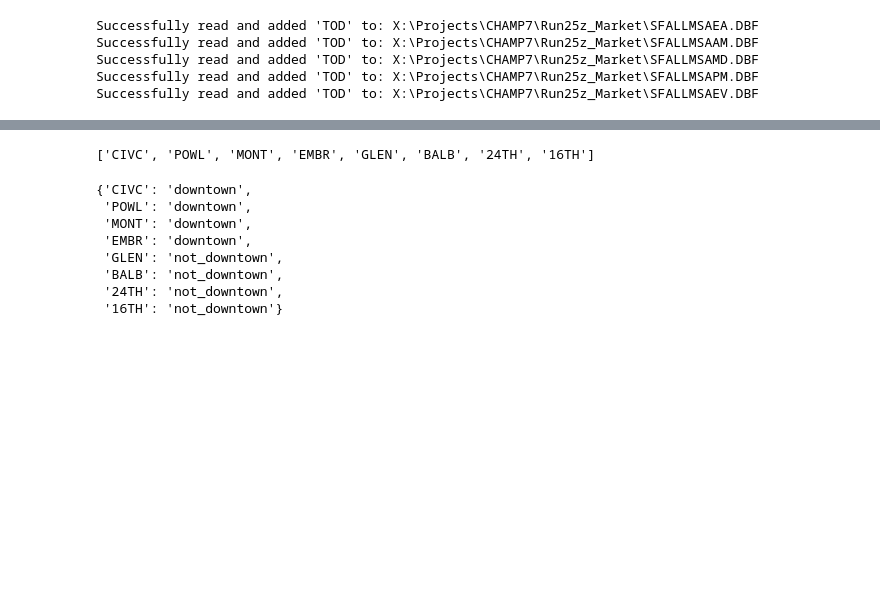
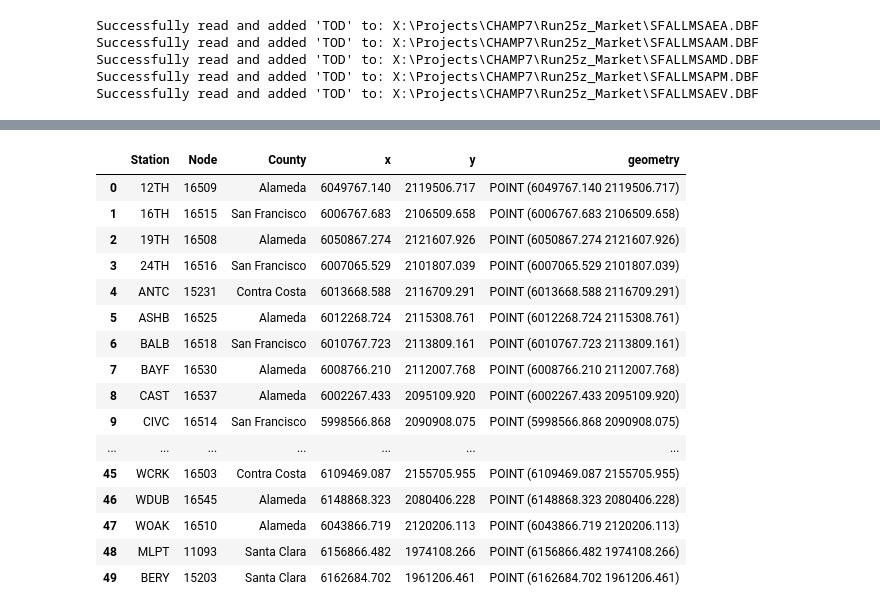
Before and after one commit to sfcta/validation_workbook, a Jupyter notebook: transit/script/screen.ipynb, the cells around one changed output, grey strips where cells are left out. Cells and saved outputs as stored; diff of their text form; code cells hidden in the pictures; blank space fills up the shorter version.

```diff
--- a/transit/script/screen.ipynb
+++ b/transit/script/screen.ipynb
@@ -465,15 +68,0 @@ station_to_label = {
-# %%
-relevant_stations
-# %% [output]
-['CIVC', 'POWL', 'MONT', 'EMBR', 'GLEN', 'BALB', '24TH', '16TH']
-# %%
-station_to_label
-# %% [output]
-{'CIVC': 'downtown',
- 'POWL': 'downtown',
- 'MONT': 'downtown',
- 'EMBR': 'downtown',
- 'GLEN': 'not_downtown',
- 'BALB': 'not_downtown',
- '24TH': 'not_downtown',
- '16TH': 'not_downtown'}
@@ -479,0 +71,23 @@ station_to_label
+# %%
+df_station_name = pd.read_csv(transit_input_dir / "station_node_match.csv")
+df_station_name["geometry"] = df_station_name.apply(lambda row: Point(row['x'], row['y']), axis=1)
+station = gpd.GeoDataFrame(df_station_name, geometry="geometry")
+station
+# %% [output]
+|  | Station | Node | County | x | y | geometry |
+| 0 | 12TH | 16509 | Alameda | 6049767.140 | 2119506.717 | POINT (6049767.140 2119506.717) |
+| 1 | 16TH | 16515 | San Francisco | 6006767.683 | 2106509.658 | POINT (6006767.683 2106509.658) |
+| 2 | 19TH | 16508 | Alameda | 6050867.274 | 2121607.926 | POINT (6050867.274 2121607.926) |
+| 3 | 24TH | 16516 | San Francisco | 6007065.529 | 2101807.039 | POINT (6007065.529 2101807.039) |
+| 4 | ANTC | 15231 | Contra Costa | 6013668.588 | 2116709.291 | POINT (6013668.588 2116709.291) |
+| 5 | ASHB | 16525 | Alameda | 6012268.724 | 2115308.761 | POINT (6012268.724 2115308.761) |
+| 6 | BALB | 16518 | San Francisco | 6010767.723 | 2113809.161 | POINT (6010767.723 2113809.161) |
+| 7 | BAYF | 16530 | Alameda | 6008766.210 | 2112007.768 | POINT (6008766.210 2112007.768) |
+| 8 | CAST | 16537 | Alameda | 6002267.433 | 2095109.920 | POINT (6002267.433 2095109.920) |
+| 9 | CIVC | 16514 | San Francisco | 5998566.868 | 2090908.075 | POINT (5998566.868 2090908.075) |
+| ... | ... | ... | ... | ... | ... | ... |
+| 45 | WCRK | 16503 | Contra Costa | 6109469.087 | 2155705.955 | POINT (6109469.087 2155705.955) |
+| 46 | WDUB | 16545 | Alameda | 6148868.323 | 2080406.228 | POINT (6148868.323 2080406.228) |
+| 47 | WOAK | 16510 | Alameda | 6043866.719 | 2120206.113 | POINT (6043866.719 2120206.113) |
+| 48 | MLPT | 11093 | Santa Clara | 6156866.482 | 1974108.266 | POINT (6156866.482 1974108.266) |
+| 49 | BERY | 15203 | Santa Clara | 6162684.702 | 1961206.461 | POINT (6162684.702 1961206.461) |
```
Also changed, not shown: parts of 38 cells of this notebook, 10 other files.
